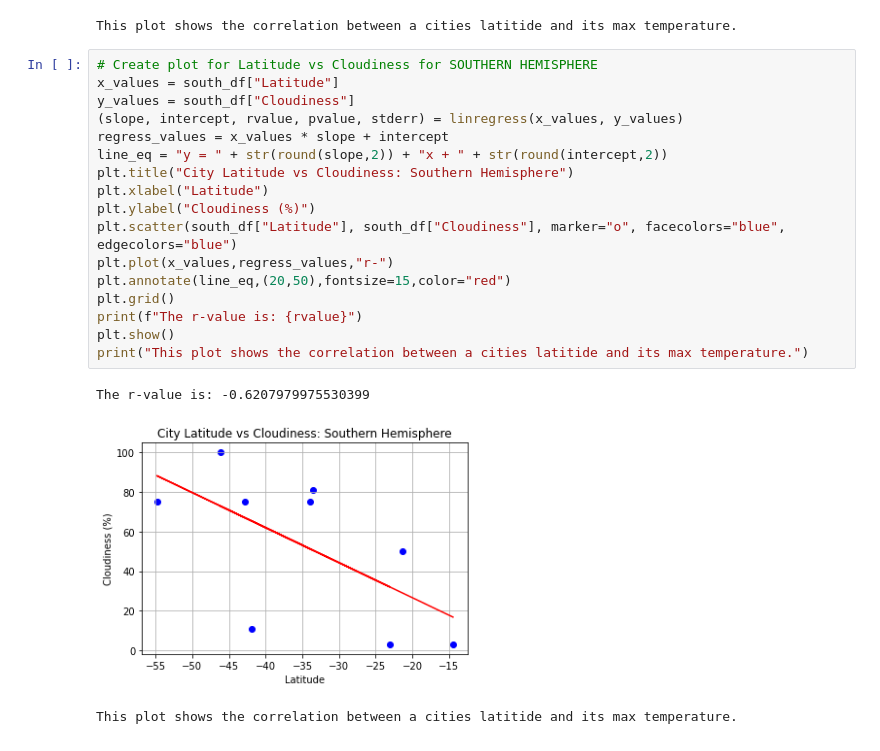
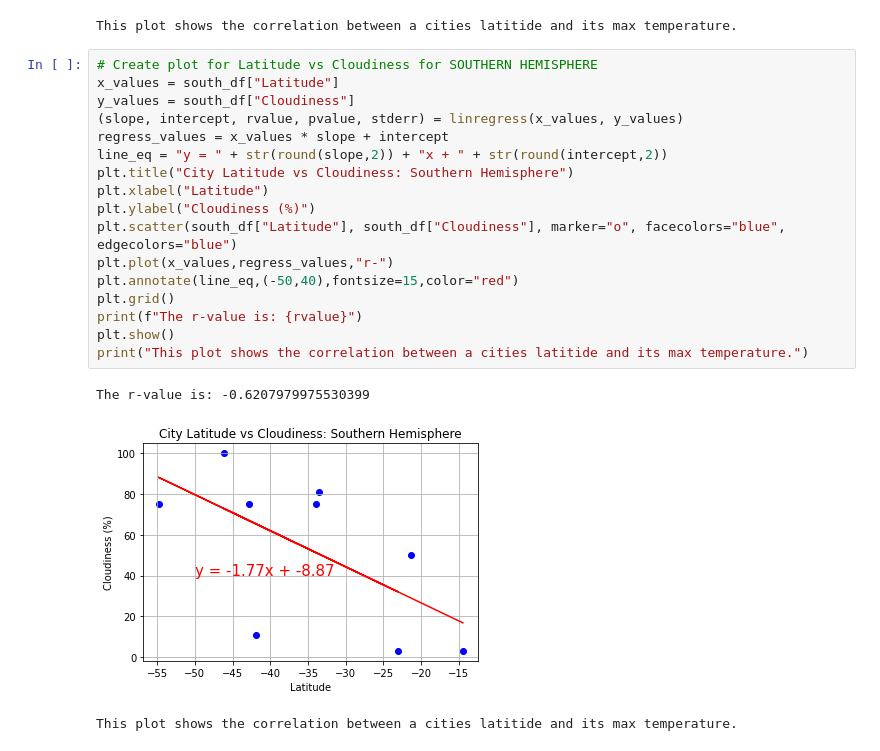
Before and after one commit to sissa81/python-api-challenge, a Jupyter notebook: WeatherPy/WeatherPy.ipynb, the cells around one changed output. Cells and saved outputs as stored; diff of their text form.

```diff
--- a/WeatherPy/WeatherPy.ipynb
+++ b/WeatherPy/WeatherPy.ipynb
@@ -353,23 +353,23 @@ This plot shows the correlation between a cities latitide and its max temperatur
 # %%
 # Create plot for Latitude vs Cloudiness for SOUTHERN HEMISPHERE
 x_values = south_df["Latitude"]
 y_values = south_df["Cloudiness"]
 (slope, intercept, rvalue, pvalue, stderr) = linregress(x_values, y_values)
 regress_values = x_values * slope + intercept
 line_eq = "y = " + str(round(slope,2)) + "x + " + str(round(intercept,2))
 plt.title("City Latitude vs Cloudiness: Southern Hemisphere")
 plt.xlabel("Latitude")
 plt.ylabel("Cloudiness (%)")
 plt.scatter(south_df["Latitude"], south_df["Cloudiness"], marker="o", facecolors="blue", edgecolors="blue")
 plt.plot(x_values,regress_values,"r-")
-plt.annotate(line_eq,(20,50),fontsize=15,color="red")
+plt.annotate(line_eq,(-50,40),fontsize=15,color="red")
 plt.grid()
 print(f"The r-value is: {rvalue}")
 plt.show()
 print("This plot shows the correlation between a cities latitide and its max temperature.")
 # %% [output]
 The r-value is: -0.6207979975530399
-[figure, old version]
+[figure, new version]
 This plot shows the correlation between a cities latitide and its max temperature.
 # %%
 # Create plot for Latitude vs Wind Speed for NORTHERN HEMISPHERE
```
Also changed, not shown: parts of 4 cells of this notebook.
